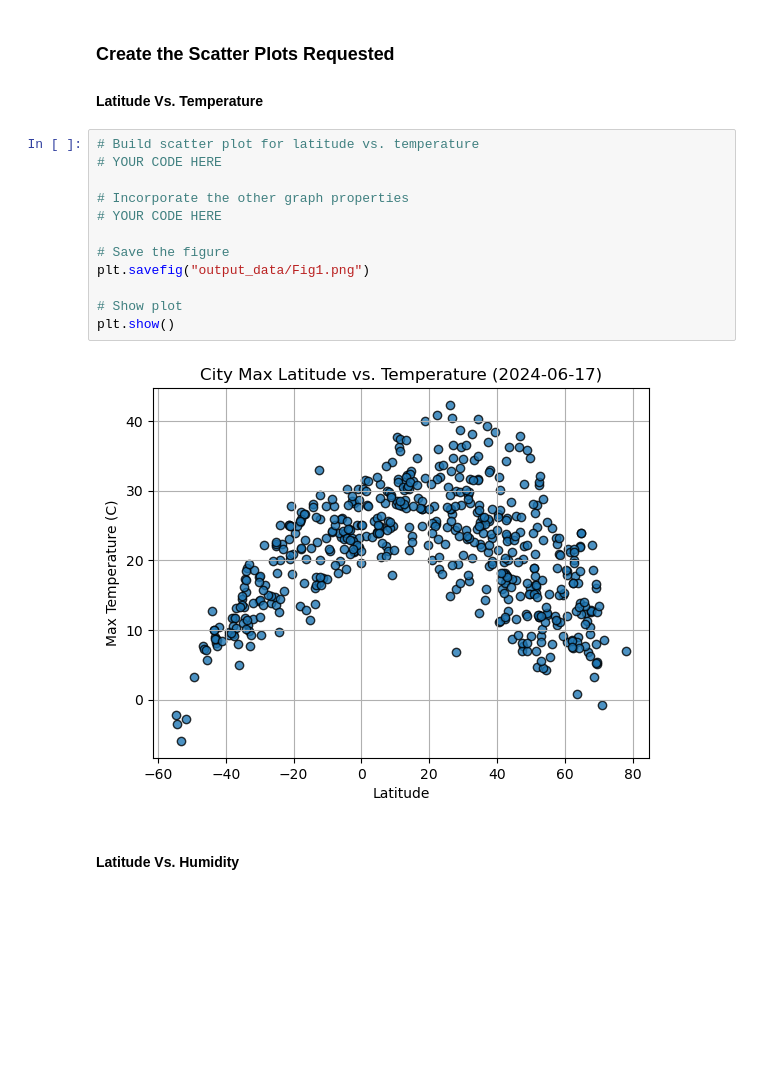
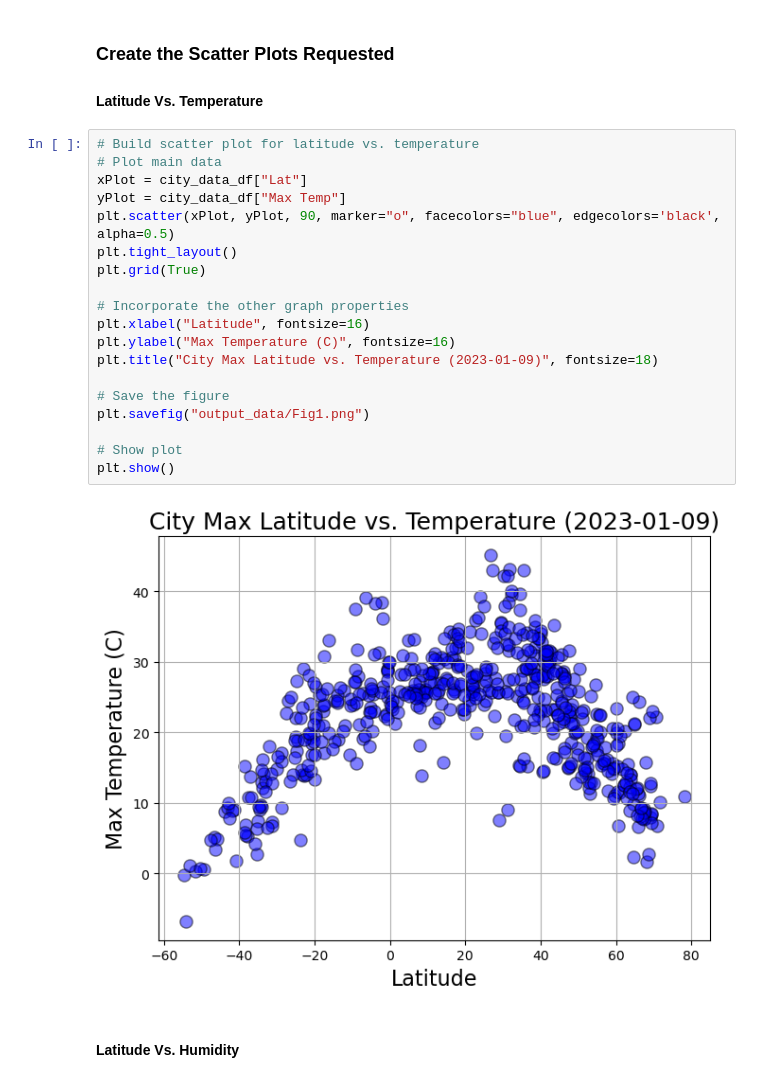
Before and after one commit to nebiat24/python-api-challenge, a Jupyter notebook: WeatherPy/WeatherPy .ipynb, the cells around one changed output. Saved outputs shown, nothing was run; the diff lists cells and outputs as text; blank space fills up the shorter version.

```diff
--- a/WeatherPy/WeatherPy .ipynb
+++ b/WeatherPy/WeatherPy .ipynb
@@ -194,18 +198,25 @@ city_data_df.head()
 #### Latitude Vs. Temperature
 # %%
 # Build scatter plot for latitude vs. temperature
-# YOUR CODE HERE
+# Plot main data
+xPlot = city_data_df["Lat"]
+yPlot = city_data_df["Max Temp"]
+plt.scatter(xPlot, yPlot, 90, marker="o", facecolors="blue", edgecolors='black', alpha=0.5)
+plt.tight_layout()
+plt.grid(True)
 
 # Incorporate the other graph properties
-# YOUR CODE HERE
+plt.xlabel("Latitude", fontsize=16)
+plt.ylabel("Max Temperature (C)", fontsize=16)
+plt.title("City Max Latitude vs. Temperature (2023-01-09)", fontsize=18)
 
 # Save the figure
 plt.savefig("output_data/Fig1.png")
 
 # Show plot
 plt.show()
 # %% [output]
-[figure, old version]
+[figure, new version]
 # %% [markdown]
 #### Latitude Vs. Humidity
 # %%
```
Also changed, not shown: parts of 33 cells of this notebook.
